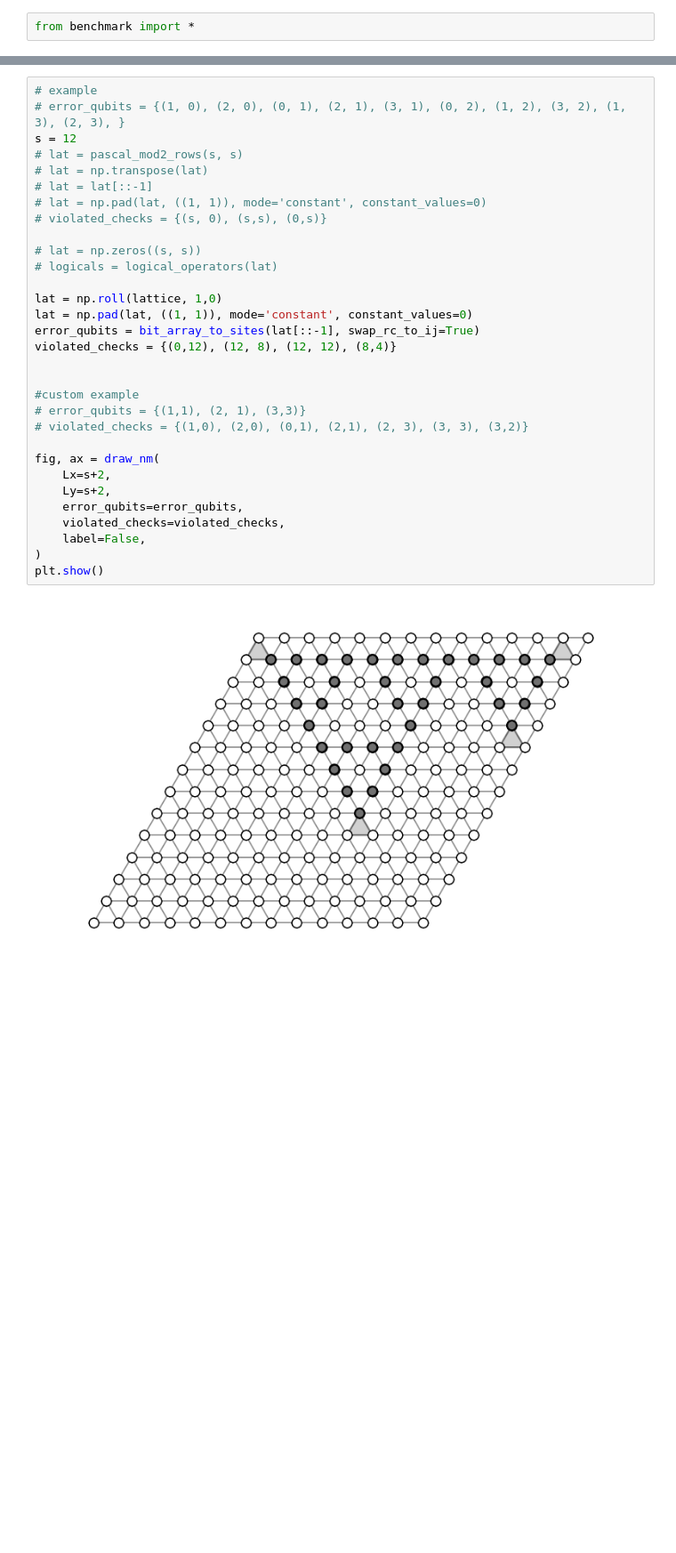
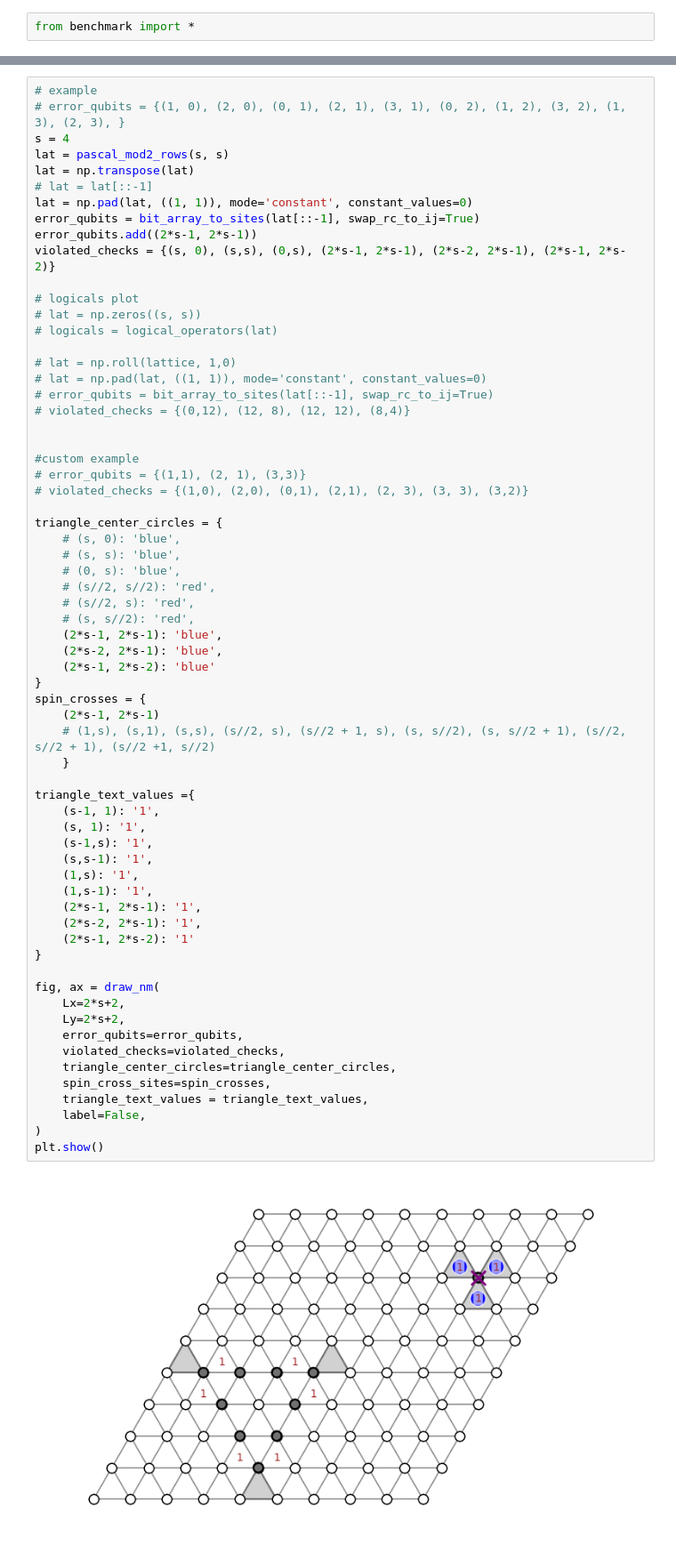
Before and after one commit to toM0dots/XYZ-color-code, a Jupyter notebook: XYZ_color_code/nm_plotting.ipynb, the cells around one changed output, grey strips where cells are left out. Shown at 89% size. Saved outputs shown, nothing was run; the diff lists cells and outputs as text; blank space fills up the shorter version.

Commit message:
plotting

```diff
--- a/XYZ_color_code/nm_plotting.ipynb
+++ b/XYZ_color_code/nm_plotting.ipynb
@@ -253,33 +407,67 @@ plot_checkerboard(lat)
 # %%
 # example
 # error_qubits = {(1, 0), (2, 0), (0, 1), (2, 1), (3, 1), (0, 2), (1, 2), (3, 2), (1, 3), (2, 3), }
-s = 12
-# lat = pascal_mod2_rows(s, s)
-# lat = np.transpose(lat)
+s = 4
+lat = pascal_mod2_rows(s, s)
+lat = np.transpose(lat)
 # lat = lat[::-1]
-# lat = np.pad(lat, ((1, 1)), mode='constant', constant_values=0)
-# violated_checks = {(s, 0), (s,s), (0,s)}
+lat = np.pad(lat, ((1, 1)), mode='constant', constant_values=0)
+error_qubits = bit_array_to_sites(lat[::-1], swap_rc_to_ij=True)
+error_qubits.add((2*s-1, 2*s-1))
+violated_checks = {(s, 0), (s,s), (0,s), (2*s-1, 2*s-1), (2*s-2, 2*s-1), (2*s-1, 2*s-2)}
 
+# logicals plot
 # lat = np.zeros((s, s))
 # logicals = logical_operators(lat)
 
-lat = np.roll(lattice, 1,0)
-lat = np.pad(lat, ((1, 1)), mode='constant', constant_values=0)
-error_qubits = bit_array_to_sites(lat[::-1], swap_rc_to_ij=True)
-violated_checks = {(0,12), (12, 8), (12, 12), (8,4)}
+# lat = np.roll(lattice, 1,0)
+# lat = np.pad(lat, ((1, 1)), mode='constant', constant_values=0)
+# error_qubits = bit_array_to_sites(lat[::-1], swap_rc_to_ij=True)
+# violated_checks = {(0,12), (12, 8), (12, 12), (8,4)}
 
 
 #custom example
 # error_qubits = {(1,1), (2, 1), (3,3)}
 # violated_checks = {(1,0), (2,0), (0,1), (2,1), (2, 3), (3, 3), (3,2)}
 
+triangle_center_circles = {
+    # (s, 0): 'blue',
+    # (s, s): 'blue',
+    # (0, s): 'blue',
+    # (s//2, s//2): 'red',
+    # (s//2, s): 'red',
+    # (s, s//2): 'red',
+    (2*s-1, 2*s-1): 'blue',
+    (2*s-2, 2*s-1): 'blue',
+    (2*s-1, 2*s-2): 'blue'
+}
+spin_crosses = {
+    (2*s-1, 2*s-1)
+    # (1,s), (s,1), (s,s), (s//2, s), (s//2 + 1, s), (s, s//2), (s, s//2 + 1), (s//2, s//2 + 1), (s//2 +1, s//2)
+    }
+
+triangle_text_values ={
+    (s-1, 1): '1',
+    (s, 1): '1',
+    (s-1,s): '1',
+    (s,s-1): '1',
+    (1,s): '1',
+    (1,s-1): '1',
+    (2*s-1, 2*s-1): '1',
+    (2*s-2, 2*s-1): '1',
+    (2*s-1, 2*s-2): '1'
+}
+
 fig, ax = draw_nm(
-    Lx=s+2,
-    Ly=s+2,
+    Lx=2*s+2,
+    Ly=2*s+2,
     error_qubits=error_qubits,
     violated_checks=violated_checks,
+    triangle_center_circles=triangle_center_circles,
+    spin_cross_sites=spin_crosses,
+    triangle_text_values = triangle_text_values,
     label=False,
 )
 plt.show()
 # %% [output]
-[figure, old version]
+[figure, new version]
```
Also changed, not shown: parts of 8 cells of this notebook.
